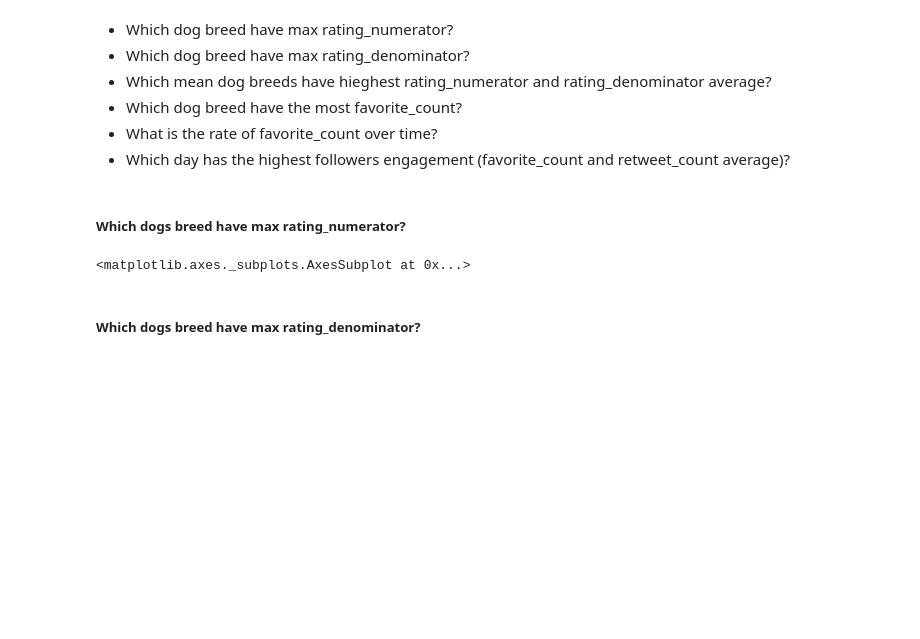
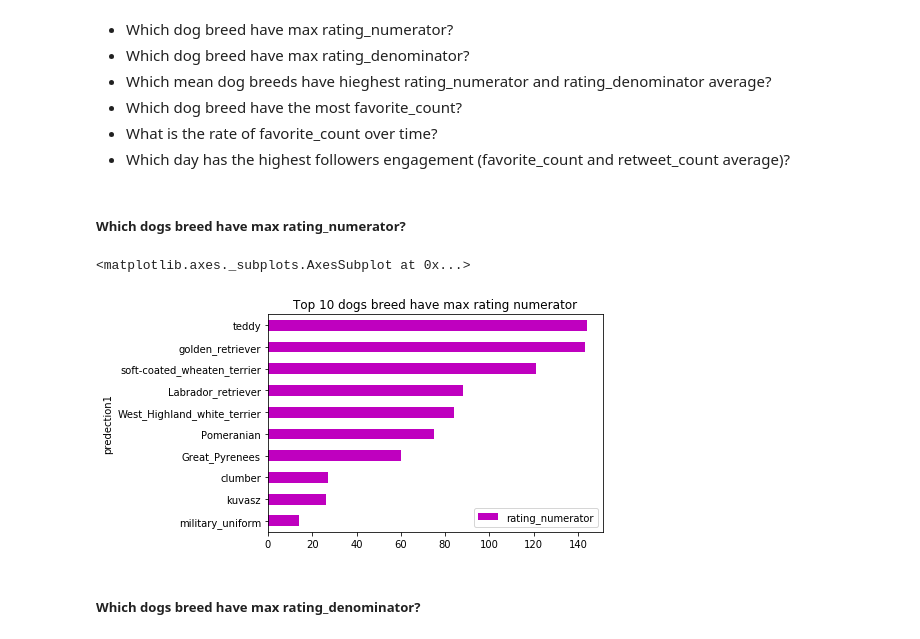
Before and after one commit to Dena-mohamad/Data-Wrangling-Project-from-WeRateDogs-Twitter-account-, a Jupyter notebook: wrangle_act.ipynb, the cells around one changed output. Drawn from its saved outputs; the diff is of its cells as text; code cells hidden in the pictures; blank space fills up the shorter version.

```diff
--- a/wrangle_act.ipynb
+++ b/wrangle_act.ipynb
@@ -711,10 +711,10 @@ memory usage: 113.2+ KB
 # %% [markdown]
 ##### Which dogs breed have max rating_numerator?
 # %%
-df_final.filter(['predection1','rating_numerator']).dropna().groupby(['predection1']).max().sort_values(by = 'rating_numerator'
-                    , ascending = True).tail(10).plot(kind= 'barh', color = 'm', title= 'Top 10 dogs breed have max rating numerator' )
+df_final.filter(['predection1','rating_numerator']).dropna().groupby(['predection1']).max().sort_values(by = 'rating_numerator').tail(10).plot(kind= 'barh', color = 'm', title= 'Top 10 dogs breed have max rating numerator' )
 # %% [output]
 <matplotlib.axes._subplots.AxesSubplot at 0x...>
+[figure, added]
 # %% [markdown]
 ##### Which dogs breed have max rating_denominator?
 # %%
```
Also changed, not shown: parts of 22 cells of this notebook, 1 other file.
